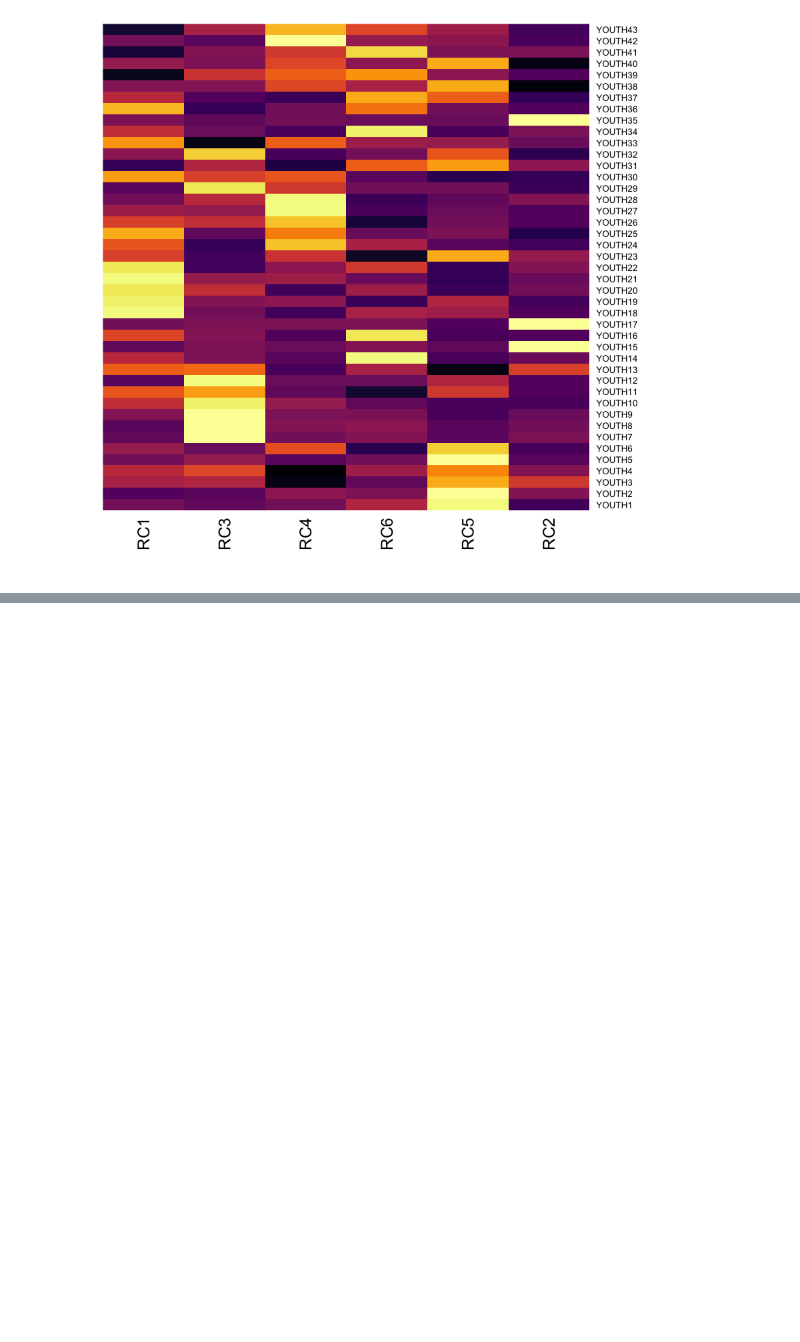
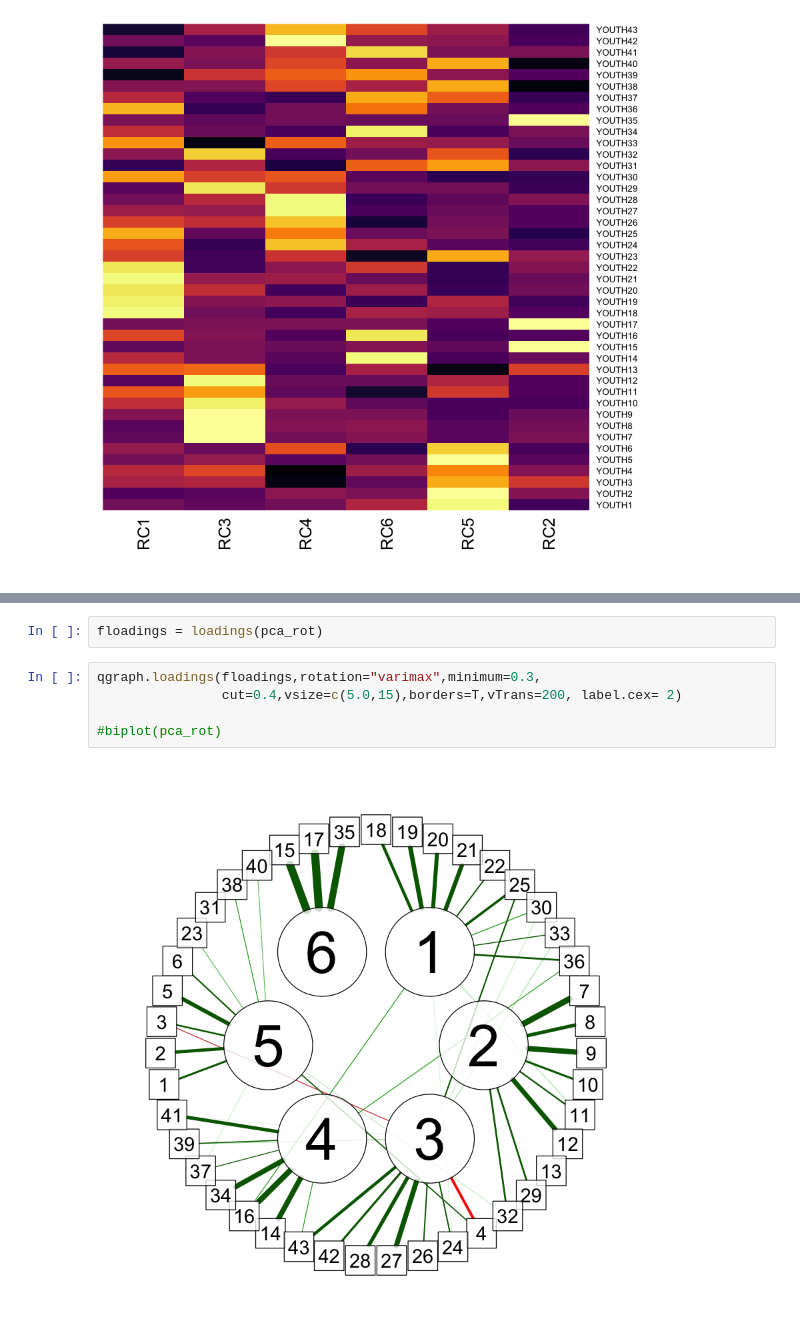
Before and after one commit to Lslipski/pbs110, a Jupyter notebook: pbs111/Homework_7.ipynb, the cells around one changed output, grey strips where cells are left out. Saved outputs shown, nothing was run; the diff lists cells and outputs as text; blank space fills up the shorter version.

```diff
--- a/pbs111/Homework_7.ipynb
+++ b/pbs111/Homework_7.ipynb
@@ -277,0 +283,9 @@ heatmap(data.matrix(x), col=inferno(50),Colv = NA, Rowv = NA)
+# %%
+floadings = loadings(pca_rot)
+# %%
+qgraph.loadings(floadings,rotation="varimax",minimum=0.3,
+                cut=0.4,vsize=c(5.0,15),borders=T,vTrans=200, label.cex= 2)
+
+#biplot(pca_rot)
+# %% [output]
+[figure, added]
```
Also changed, not shown: parts of 10 cells of this notebook, 12 other files.
